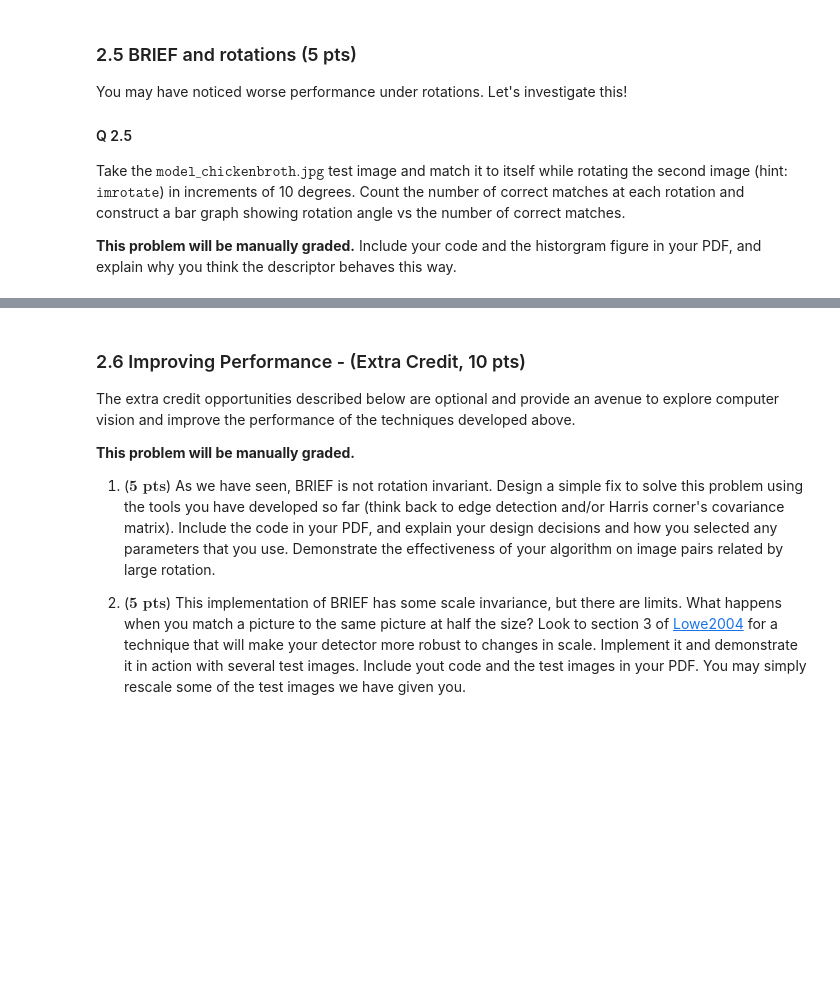
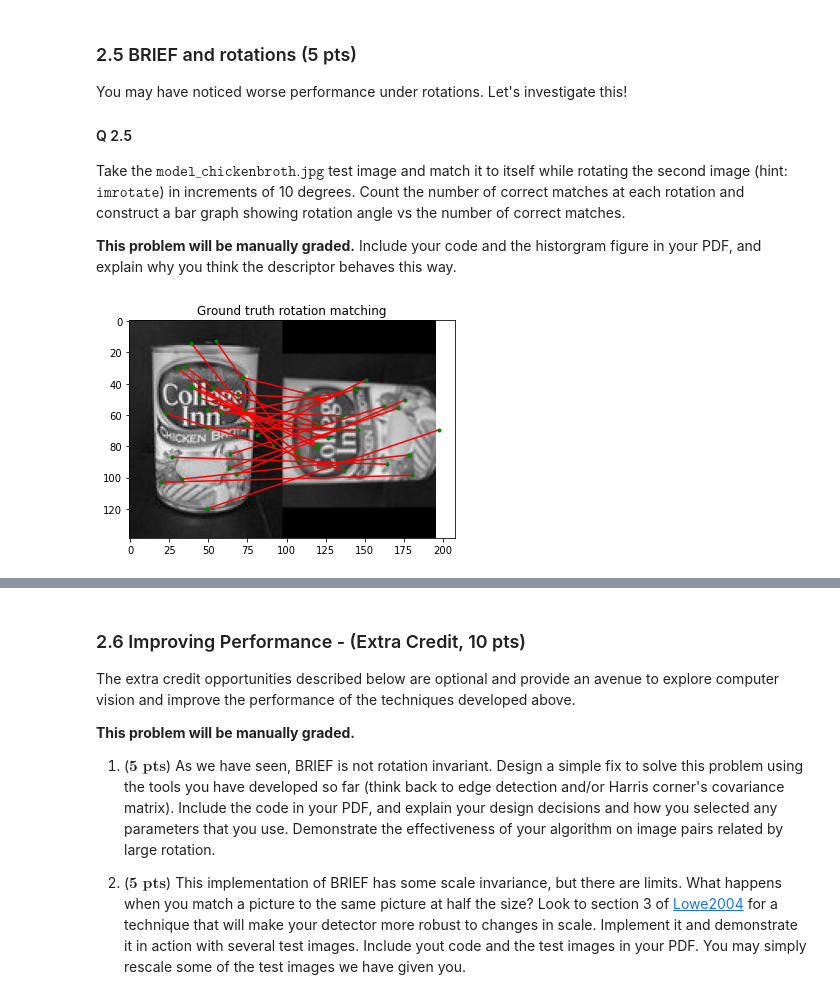
Before and after one commit to haleqiu/16720hw4, a Jupyter notebook: q2.ipynb, the cells around one changed output, grey strips where cells are left out. Saved outputs shown, nothing was run; the diff lists cells and outputs as text; code cells hidden in the pictures; blank space fills up the shorter version.

```diff
--- a/q2.ipynb
+++ b/q2.ipynb
@@ -316,3 +351,32 @@ matches at each rotation and construct a bar graph showing rotation angle vs the
 number of correct matches.
 
 **This problem will be manually graded.** Include your code and the historgram figure in your PDF, and explain why you think  the descriptor behaves this way.
+# %%
+def rotate_image(image, angle):
+    image_center = tuple(np.array(image.shape[1::-1]) / 2)
+    rot_mat = cv2.getRotationMatrix2D(image_center, angle, 1.0)
+    result = cv2.warpAffine(image, rot_mat, image.shape[1::-1], flags=cv2.INTER_LINEAR)
+    return result
+
+def rotate_point(image, points, angle):
+    image_center = tuple(np.array(image.shape[1::-1]) / 2)
+    rot_mat = cv2.getRotationMatrix2D(image_center, angle, 1.0)
+    pad_points = np.pad(points ,((0,0),(0,1)), constant_values=1)
+    rot_points = np.einsum('ij, nj -> ni', rot_mat, pad_points)
+
+    return rot_points
+# %%
+im1 = cv2.imread("data/model_chickenbroth.jpg")
+angle = 90
+im2 = rotate_image(im1,angle)
+
+locs1, desc1 = briefLite(im1)
+locs2, desc2 = briefLite(im2)
+
+matches = briefMatch(desc1.squeeze(), desc2.squeeze(), ratio=0.8)
+gt_loc = rotate_point(im1, locs1, angle)
+
+saveMatches(im1, im2, np.stack([matches[:,0],matches[:,0]],-1), locs1, gt_loc,
+            path = 'data/chickenbroth_rotation_gt.png', title = 'Ground truth rotation matching')
+# %% [output]
+[figure, added]
```
Also changed, not shown: parts of 7 cells of this notebook.
